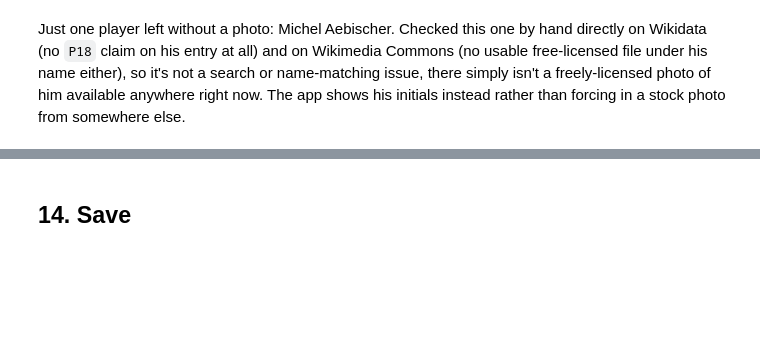
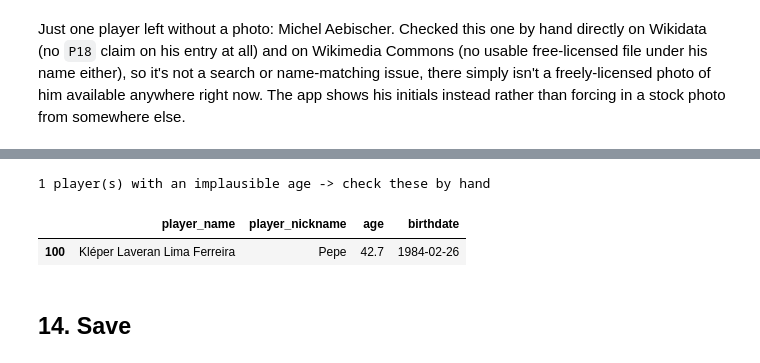
Before and after one commit to VeillonC/Player-similarity-scouting, a Jupyter notebook: notebook/data_pipeline.ipynb, the cells around one changed output, grey strips where cells are left out. Cells and saved outputs as stored; diff of their text form; code cells hidden in the pictures; blank space fills up the shorter version.

```diff
--- a/notebook/data_pipeline.ipynb
+++ b/notebook/data_pipeline.ipynb
@@ -684,3 +709,14 @@ Just one player left without a photo: Michel Aebischer. Checked this one by hand
+# %%
+# every outfield/keeper call-up for a senior World Cup or Euro squad is realistically between
+# ~17 (rare prodigy) and ~42 (the oldest outliers, e.g. veteran keepers/managers' late picks) ->
+# anything outside that is far more likely a wrong Wikidata match than a real player
+suspect_age = df[df["age"].notna() & ((df["age"] < 17) | (df["age"] > 42))]
+print(f"{len(suspect_age)} player(s) with an implausible age -> check these by hand")
+suspect_age[["player_name", "player_nickname", "age", "birthdate"]]
+# %% [output]
+1 player(s) with an implausible age -> check these by hand
+|  | player_name | player_nickname | age | birthdate |
+| 100 | Kléper Laveran Lima Ferreira | Pepe | 42.7 | 1984-02-26 |
 # %% [markdown]
 ## 14. Save
 # %%
```
Also changed, not shown: parts of 4 cells of this notebook, 1 other file.
